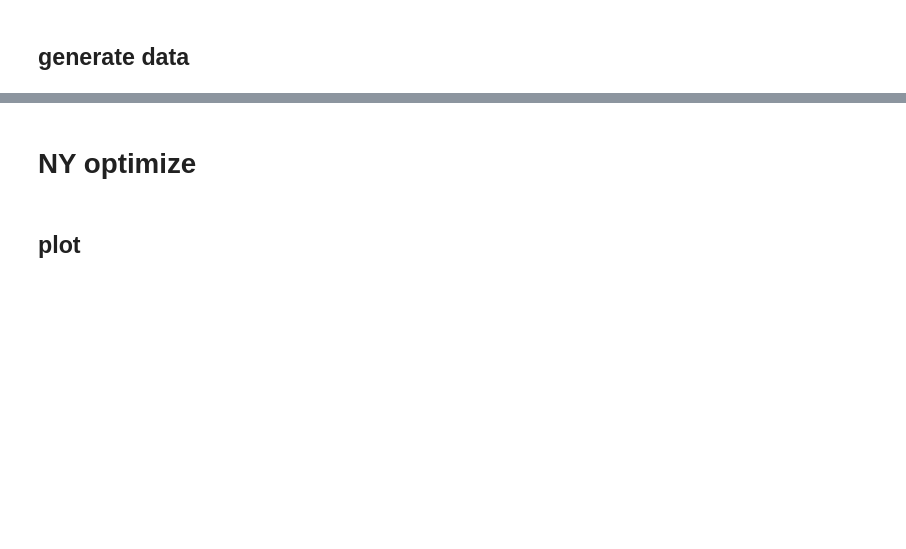
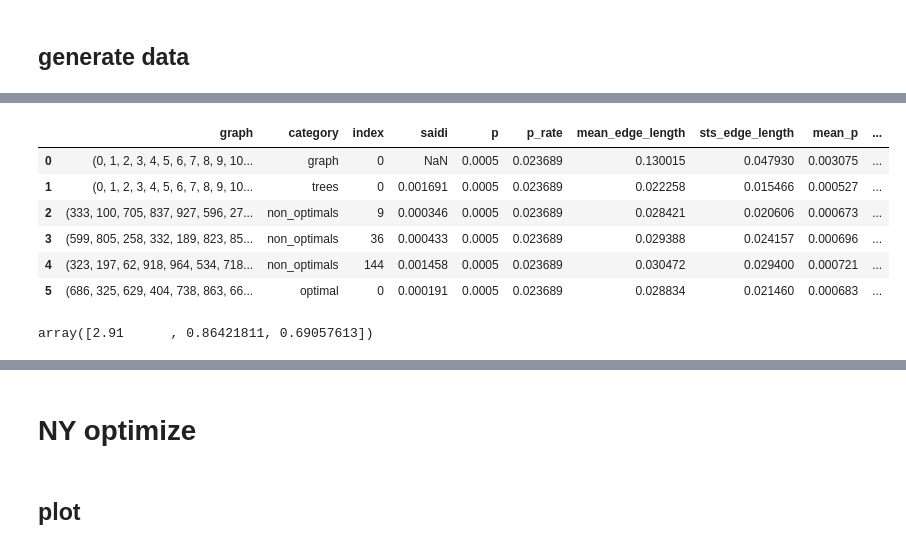
Before and after one commit to RotemBrand/cost_effective, a Jupyter notebook: figures/figures.ipynb, the cells around one changed output, grey strips where cells are left out. Cells and saved outputs as stored; diff of their text form; code cells hidden in the pictures; blank space fills up the shorter version.

```diff
--- a/figures/figures.ipynb
+++ b/figures/figures.ipynb
@@ -174,0 +169,62 @@ data, points, p_rate = OptG.simulate_netowrks(file_path=sym_path)
+# %%
+import utilities.read_write as rw
+
+data = rw.read_nxjson(r"data/optimize_plot.nxjson")
+for graph in data.graph:
+    print(str(graph))
+
+import numpy as np
+from indexes import edge_probs_by_length, GraphRel
+from indexes.probs import Float
+from indexes import get_skeleton_graph
+def get_mean_edge_p(row):
+    # Calculate probabilities for all edges using the row's p_rate
+    probs, rate = edge_probs_by_length(row.graph, p=row.p_rate, mode="rate")
+    print(rate)
+    nx.set_edge_attributes(row.graph, probs, "prob")
+
+    # Return the mean of these probabilities
+    return np.mean(list(probs.values()))
+
+def get_saidi(row):
+    probs, _ = edge_probs_by_length(row.graph, p=row.p_rate, mode="rate")
+    probs = {e: Float(p) for e, p in probs.items()}
+    gr = GraphRel(row.graph, edges_prob=probs)
+    return gr.calc_rel(rel_kinds=["saidi"])["saidi"]
+
+def get_chanis_data(row):
+    graph = row.graph
+    probs, rate = edge_probs_by_length(row.graph, p=row.p_rate, mode="rate")
+    nx.set_edge_attributes(row.graph, probs, "prob")
+    strc = get_skeleton_graph(graph)
+
+    chains_total_prob = []
+    for c, data in strc.edges.items():
+        edge_probs = list(nx.get_edge_attributes(data["subgraph"], "prob").values())
+        # Calculate the probability that the chain fails (at least one edge fails)
+        chain_prob = 1.0 - np.prod(1.0 - np.array(edge_probs))
+        chains_total_prob.append(chain_prob)
+    mean, std = np.mean(chains_total_prob), np.std(chains_total_prob)
+    return pd.Series({'chains_mean': mean, 'chains_std': std})
+# data[["chains_mean", "chains_std"]] = data.apply(get_chanis_data, axis=1)
+
+
+def mean_edge_len(G):
+    pos = nx.get_node_attributes(G, "pos")
+    return np.mean([np.linalg.norm(np.array(pos[u]) - np.array(pos[v])) for u, v in G.edges])
+data['mean_edge_length'] = data['graph'].apply(mean_edge_len)
+
+def std_edge_len(G):
+    pos = nx.get_node_attributes(G, "pos")
+    return np.std([np.linalg.norm(np.array(pos[u]) - np.array(pos[v])) for u, v in G.edges])
+data['sts_edge_length'] = data['graph'].apply(std_edge_len)
+
+
+# Apply the function to compute the mean 'p' for each graph
+data['mean_p'] = data.apply(get_mean_edge_p, axis=1)
+data.loc[1:, 'real_saidi'] = data.loc[1:].apply(get_saidi, axis=1)
+
+for graph in data.graph:
+    print(str(graph))
+data
+# %% [output]
@@ -174,0 +249,13 @@ data, points, p_rate = OptG.simulate_netowrks(file_path=sym_path)
+|  | graph | category | index | saidi | p | p_rate | mean_edge_length | sts_edge_length | mean_p | ... |
+| 0 | (0, 1, 2, 3, 4, 5, 6, 7, 8, 9, 10... | graph | 0 | NaN | 0.0005 | 0.023689 | 0.130015 | 0.047930 | 0.003075 | ... |
+| 1 | (0, 1, 2, 3, 4, 5, 6, 7, 8, 9, 10... | trees | 0 | 0.001691 | 0.0005 | 0.023689 | 0.022258 | 0.015466 | 0.000527 | ... |
+| 2 | (333, 100, 705, 837, 927, 596, 27... | non_optimals | 9 | 0.000346 | 0.0005 | 0.023689 | 0.028421 | 0.020606 | 0.000673 | ... |
+| 3 | (599, 805, 258, 332, 189, 823, 85... | non_optimals | 36 | 0.000433 | 0.0005 | 0.023689 | 0.029388 | 0.024157 | 0.000696 | ... |
+| 4 | (323, 197, 62, 918, 964, 534, 718... | non_optimals | 144 | 0.001458 | 0.0005 | 0.023689 | 0.030472 | 0.029400 | 0.000721 | ... |
+| 5 | (686, 325, 629, 404, 738, 863, 66... | optimal | 0 | 0.000191 | 0.0005 | 0.023689 | 0.028834 | 0.021460 | 0.000683 | ... |
+# %%
+arr = np.array([0.001458, 0.000433, 0.000346])
+arr = arr / arr[0] * 2.91
+arr
+# %% [output]
+array([2.91      , 0.86421811, 0.69057613])
```
Also changed, not shown: parts of 20 cells of this notebook, 30 other files.
